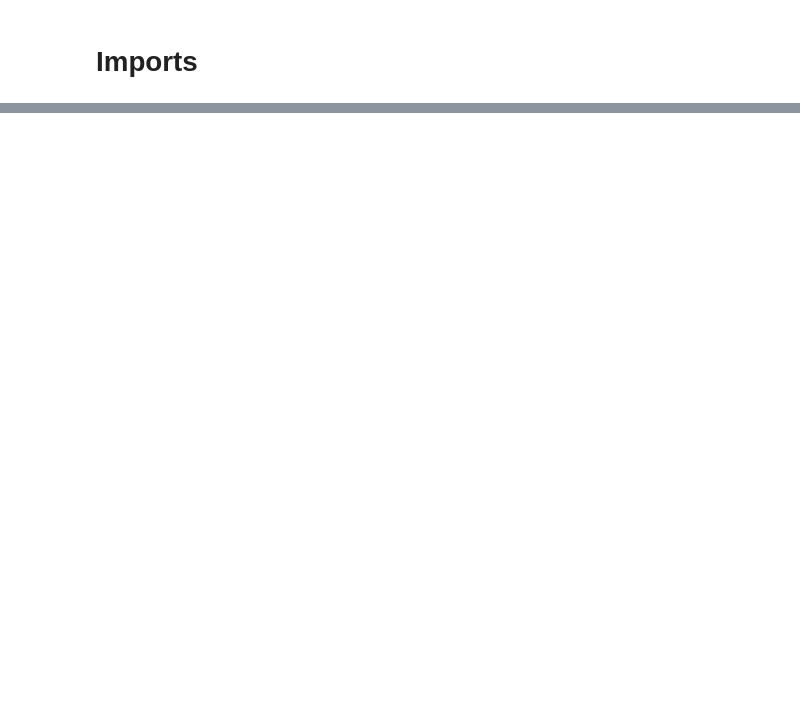
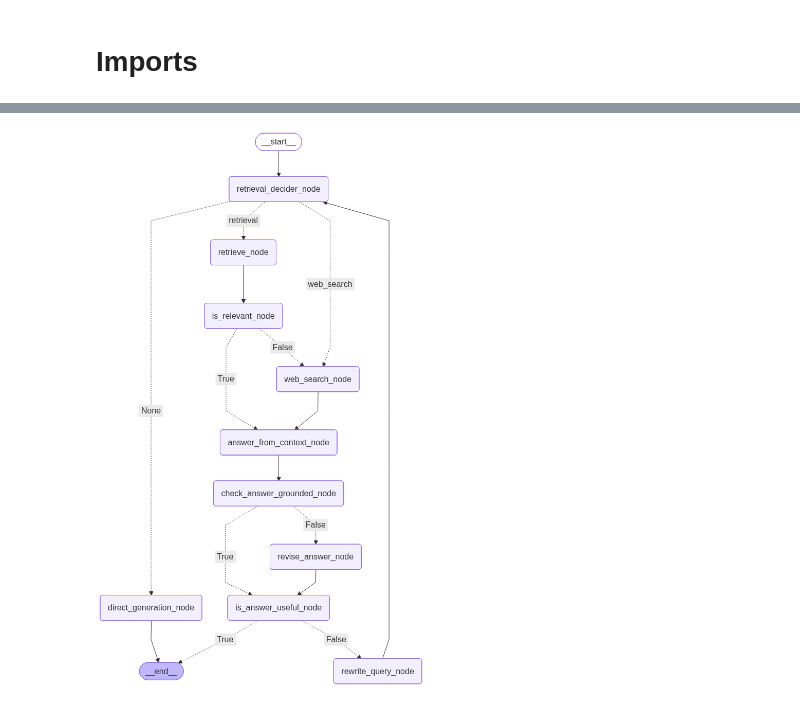
Before and after one commit to pankaj-2708/Self-RAG-on-Indian-Constitution, a Jupyter notebook: notebooks/srag.ipynb, the cells around one changed output, grey strips where cells are left out. Drawn from its saved outputs; the diff is of its cells as text; code cells hidden in the pictures; blank space fills up the shorter version.

Commit message:
workflow added

```diff
--- a/notebooks/srag.ipynb
+++ b/notebooks/srag.ipynb
@@ -182,7 +226,7 @@ def revise_answer_node(state:schema):
     return {'generated_response':res.revised_response,'max_retry_for_revise_answer':state['max_retry_for_revise_answer']-1}
 # %%
 class schema_for_is_answer_useful_node(BaseModel):
-    is_useful:str=Field(...,description="Boolean response whether answer is useful or not")
+    is_useful:bool=Field(...,description="Boolean response whether answer is useful or not")
 
 parser_for_is_answer_useful_node=PydanticOutputParser(pydantic_object=schema_for_is_answer_useful_node)
 
@@ -207,6 +251,14 @@ def rewrite_query_node(state:schema):
 
     res=parser_for_rewrite_query_node.invoke(query_rewrite_model.invoke([sys_prompt,human_pr]).content)
     return {'user_query':res.updated_query,'max_retry_for_rewrite_query':state['max_retry_for_rewrite_query']-1}
+# %%
+def web_search_node(state:schema):
+    x=tavily_tool.invoke(state['user_query'])
+    res=[]
+    for r in x['results']:
+        p=f"Source - {r['url']} \n title - {r['title']} \n {r['content']}"
+        res.append(p)
+    return {"relevant_contexts":res,"web_searched":True}
 # %%
 from IPython.display import display,Markdown
 display(Markdown("# Building Graph"))
@@ -215,42 +269,49 @@ def retrieval_decider_condition(state:schema):
     return state['retrieval_required']
 # %%
 def is_relevant_condition(state:schema):
-    return state['relevent_contexts']>0
+    return len(state['relevant_contexts'])>0
 # %%
 def is_grounded_condition(state:schema):
     return state['is_grounded'] and state['max_retry_for_revise_answer']>0
 # %%
 def is_answer_useful_condition(state:schema):
     return state['is_answer_useful'] and state['max_retry_for_rewrite_query']>0
+# %%
+ck_ptr=InMemorySaver()
 # %%
 graph=StateGraph(state_schema=schema)
 
 # adding nodes
 # TODO - add a websearch node if none of generated contexts are relevant
 graph.add_node('retrieval_decider_node',retrieval_decider_node)
 graph.add_node('retrieve_node',retrieve_node)
 graph.add_node('direct_generation_node',direct_generation_node)
 graph.add_node('is_relevant_node',is_relevant_node)
 graph.add_node('answer_from_context_node',answer_from_context_node)
 graph.add_node('check_answer_grounded_node',check_answer_grounded_node)
 graph.add_node('revise_answer_node',revise_answer_node)
 graph.add_node('is_answer_useful_node',is_answer_useful_node)
 graph.add_node('rewrite_query_node',rewrite_query_node)
+graph.add_node('web_search_node',web_search_node)
 
 
 graph.add_edge(START,'retrieval_decider_node')
-graph.add_conditional_edges('retrieval_decider_node',retrieval_decider_condition,{True:'retrieve_node',False:'direct_generation_node'})
+graph.add_conditional_edges('retrieval_decider_node',retrieval_decider_condition,{"retrieval":'retrieve_node',"None":'direct_generation_node',"web_search":"web_search_node"})
 graph.add_edge('direct_generation_node',END)
 graph.add_edge('retrieve_node','is_relevant_node')
-graph.add_conditional_edges('is_relevant_node',is_relevant_condition,{True:'answer_from_context_node',False:END})
+graph.add_conditional_edges('is_relevant_node',is_relevant_condition,{True:'answer_from_context_node',False:'web_search_node'})
+graph.add_edge('web_search_node','answer_from_context_node')
 graph.add_edge('answer_from_context_node','check_answer_grounded_node')
 graph.add_conditional_edges('check_answer_grounded_node',is_grounded_condition,{True:'is_answer_useful_node',False:'revise_answer_node'})
 graph.add_edge('revise_answer_node','is_answer_useful_node')
-graph.add_conditional_edges('is_answer_useful_node',is_relevant_node,{True:END,False:'rewrite_query_node'})
+graph.add_conditional_edges('is_answer_useful_node',is_answer_useful_condition,{True:END,False:'rewrite_query_node'})
 graph.add_edge('rewrite_query_node','retrieval_decider_node')
 
-workflow=graph.compile()
+
+workflow=graph.compile(checkpointer=ck_ptr)
 workflow
+# %% [output]
+[figure, added]
 # %%
 from IPython.display import display,Markdown
 display(Markdown("# Adding models"))
```
Also changed, not shown: parts of 33 cells of this notebook, 2 other files.
